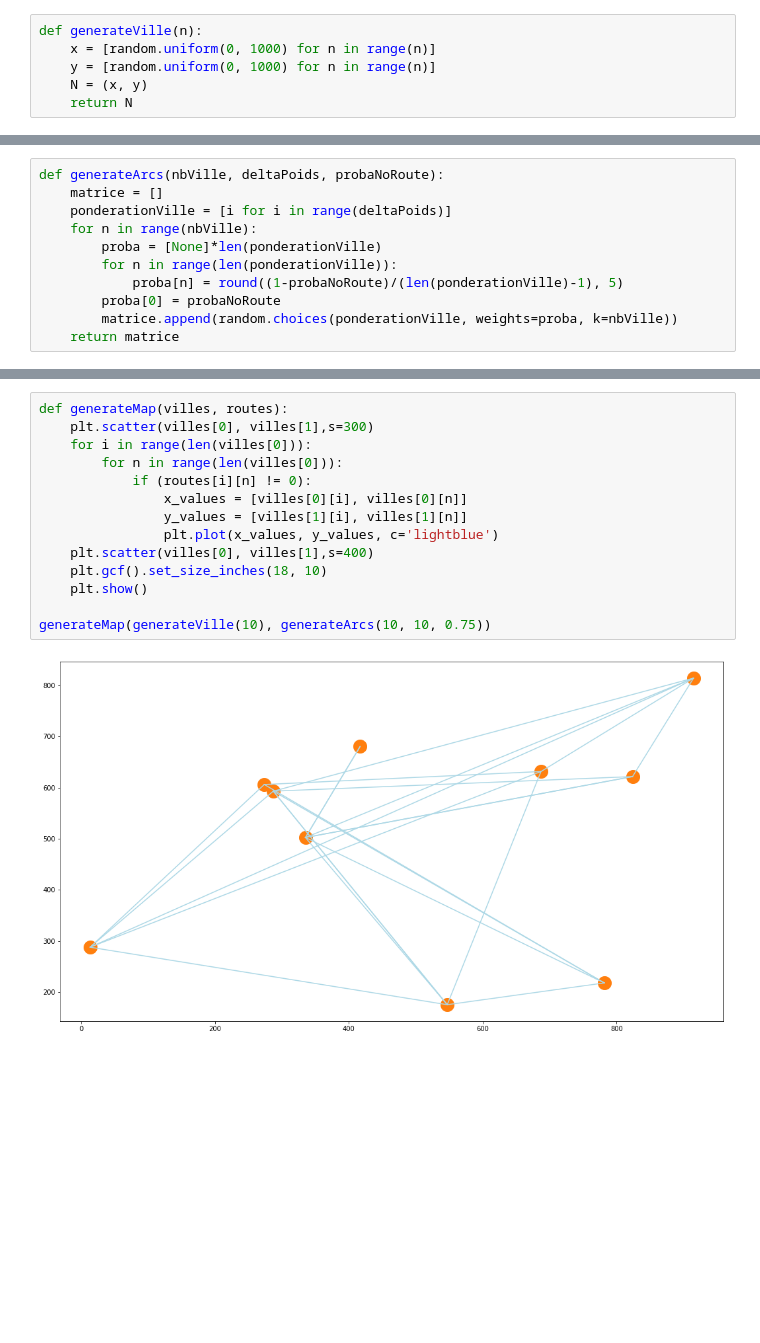
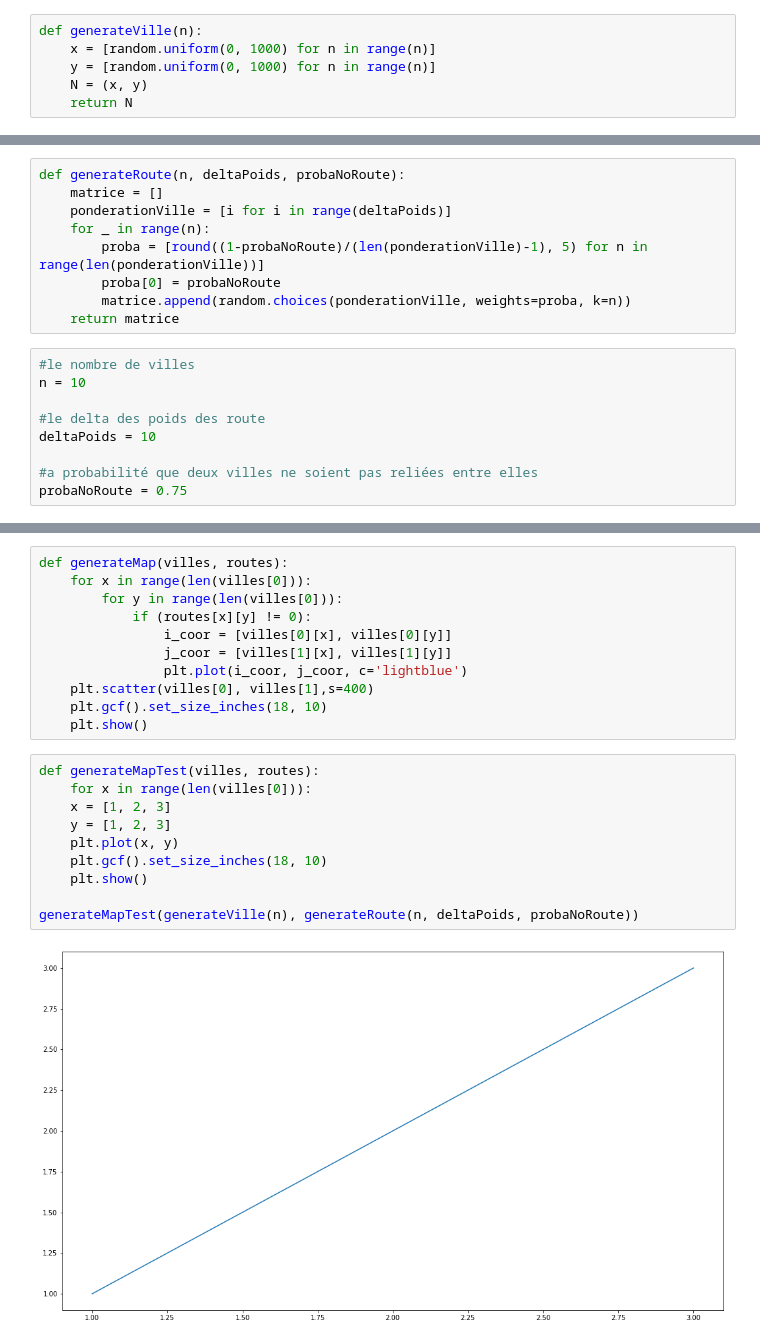
Before and after one commit to OscarPALISSOT/Routing_vehicule_problem_Python, a Jupyter notebook: Livrable2.ipynb, the cells around one changed output, grey strips where cells are left out. Cells and saved outputs as stored; diff of their text form; blank space fills up the shorter version.

```diff
--- a/Livrable2.ipynb
+++ b/Livrable2.ipynb
@@ -163,11 +174,18 @@ def generateVille(n):
 # %%
-def generateArcs(nbVille, deltaPoids, probaNoRoute):
+def generateRoute(n, deltaPoids, probaNoRoute):
     matrice = []
     ponderationVille = [i for i in range(deltaPoids)]
-    for n in range(nbVille):
-        proba = [None]*len(ponderationVille)
-        for n in range(len(ponderationVille)):
-            proba[n] = round((1-probaNoRoute)/(len(ponderationVille)-1), 5)
+    for _ in range(n):
+        proba = [round((1-probaNoRoute)/(len(ponderationVille)-1), 5) for n in range(len(ponderationVille))]
         proba[0] = probaNoRoute
-        matrice.append(random.choices(ponderationVille, weights=proba, k=nbVille))
+        matrice.append(random.choices(ponderationVille, weights=proba, k=n))
     return matrice
+# %%
+#le nombre de villes
+n = 10
+
+#le delta des poids des route
+deltaPoids = 10
+
+#a probabilité que deux villes ne soient pas reliées entre elles
+probaNoRoute = 0.75
@@ -174,16 +196,23 @@ def generateArcs(nbVille, deltaPoids, probaNoRoute):
 # %%
 def generateMap(villes, routes):
-    plt.scatter(villes[0], villes[1],s=300)
-    for i in range(len(villes[0])):
-        for n in range(len(villes[0])):
-            if (routes[i][n] != 0):
-                x_values = [villes[0][i], villes[0][n]]
-                y_values = [villes[1][i], villes[1][n]]
-                plt.plot(x_values, y_values, c='lightblue')
+    for x in range(len(villes[0])):
+        for y in range(len(villes[0])):
+            if (routes[x][y] != 0):
+                i_coor = [villes[0][x], villes[0][y]]
+                j_coor = [villes[1][x], villes[1][y]]
+                plt.plot(i_coor, j_coor, c='lightblue')
     plt.scatter(villes[0], villes[1],s=400)
     plt.gcf().set_size_inches(18, 10)
     plt.show()
-
-generateMap(generateVille(10), generateArcs(10, 10, 0.75))
-# %% [output]
-[figure, removed]
+# %%
+def generateMapTest(villes, routes):
+    for x in range(len(villes[0])):
+    x = [1, 2, 3]
+    y = [1, 2, 3]
+    plt.plot(x, y)
+    plt.gcf().set_size_inches(18, 10)
+    plt.show()
+
+generateMapTest(generateVille(n), generateRoute(n, deltaPoids, probaNoRoute))
+# %% [output]
+[figure, added]
```
Also changed, not shown: parts of 7 cells of this notebook.
